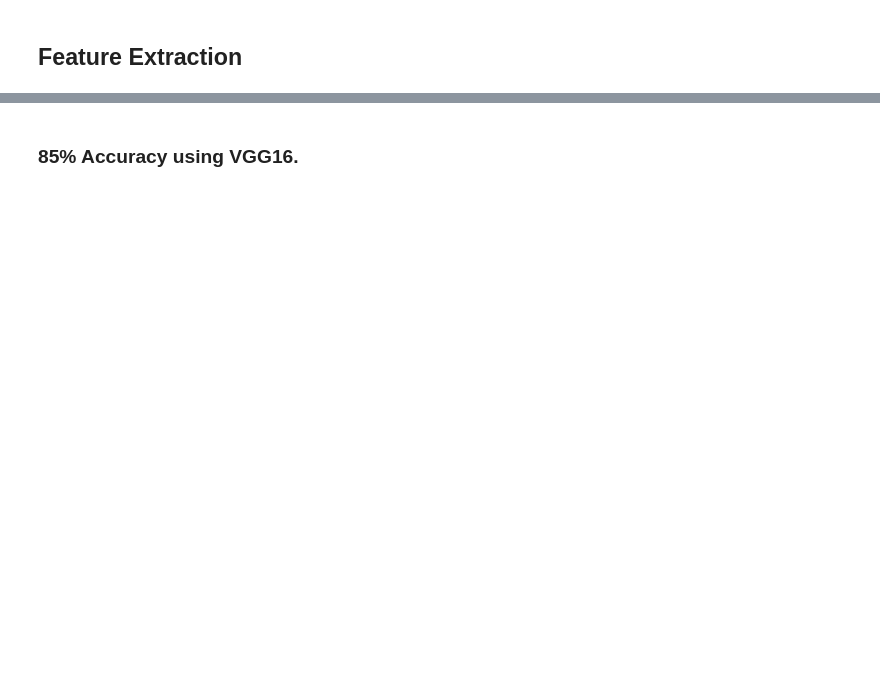
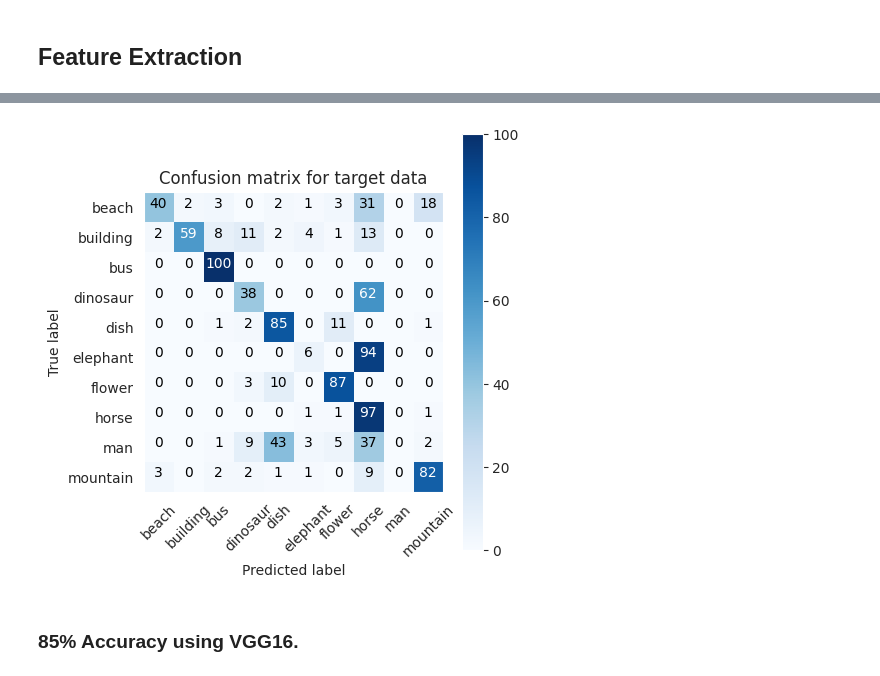
Before and after one commit to louiscklaw/colab-playlist, a Jupyter notebook: kaggle/ML_vinniesniper-54816/Folower_detection_with_FT_VGG16.ipynb, the cells around one changed output, grey strips where cells are left out. Cells and saved outputs as stored; diff of their text form; code cells hidden in the pictures; blank space fills up the shorter version.

```diff
--- a/kaggle/ML_vinniesniper-54816/Folower_detection_with_FT_VGG16.ipynb
+++ b/kaggle/ML_vinniesniper-54816/Folower_detection_with_FT_VGG16.ipynb
@@ -326,4 +354,13 @@ validation_generator = test_datagen.flow_from_directory(
         class_mode='categorical',
         shuffle = False
 )
+
+
+test_generator = test_datagen.flow_from_directory(
+        DATA_TEST_DIR,
+        target_size=(image_w, image_h),
+        batch_size=batch_size,
+        class_mode='categorical',
+        shuffle = False
+)
 # %% [output]
@@ -467,0 +464,13 @@ plot_confusion_matrix(cm = con_mat, classes = validation_generator.class_indices
+# %%
+test_generator.reset()
+y_pred = model.predict(test_generator)
+y_pred = y_pred.argmax(-1)
+con_mat = tf.math.confusion_matrix(test_generator.classes, y_pred)
+con_mat = np.array(con_mat)
+plot_confusion_matrix(
+    title='Confusion matrix for target data',
+    cm = con_mat,
+    classes = test_generator.class_indices.keys(),
+    normalize = False
+    )
+# %% [output]
@@ -468,3 +478,4 @@ plot_confusion_matrix(cm = con_mat, classes = validation_generator.class_indices
+[figure, added]
 # %%
 !rm -rf /home/logic/.keras/datasets/Red_sunflower
 # bus
```
Also changed, not shown: parts of 34 cells of this notebook, 1 other file.
